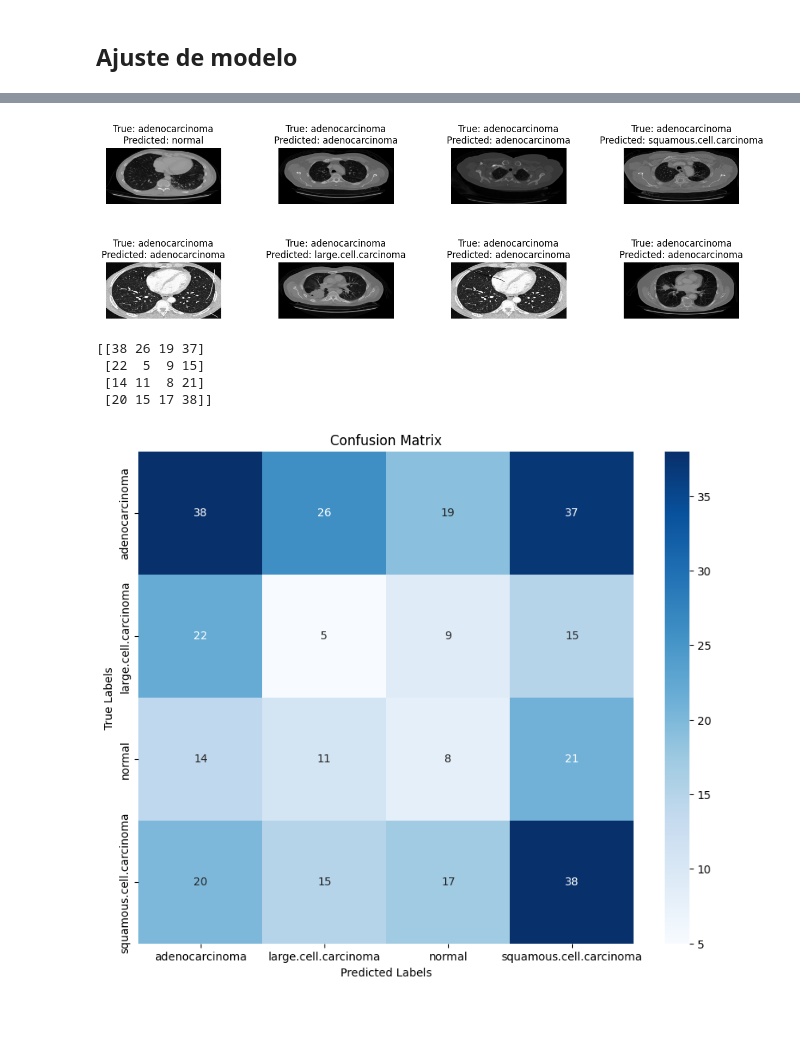
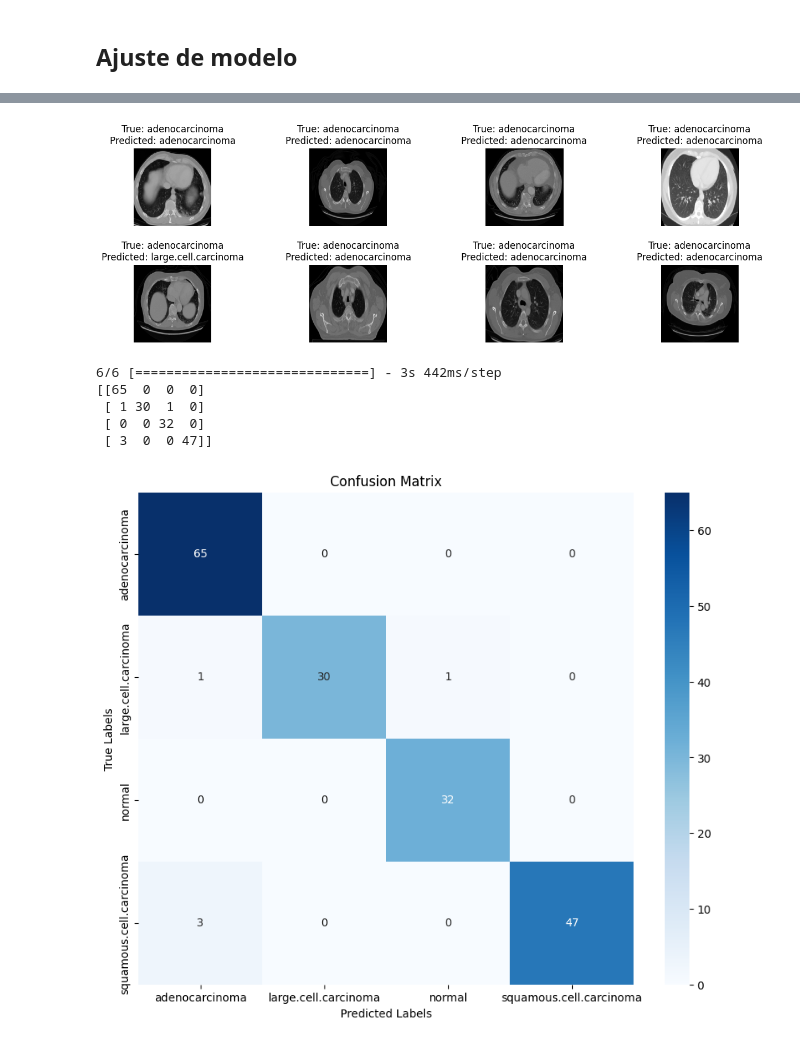
Before and after one commit to m3llad0/TC3007C, a Jupyter notebook: model.ipynb, the cells around one changed output, grey strips where cells are left out. Cells and saved outputs as stored; diff of their text form; code cells hidden in the pictures; blank space fills up the shorter version.

```diff
--- a/model.ipynb
+++ b/model.ipynb
@@ -307,22 +408,22 @@ Text(0.5, 1.0, 'Training and Validation Accuracy over Epochs')
 # %%
-sample_images, _ = next(test_generator)
+# sample_images, _ = next(test_generator)
 
-# Generar predicciones en el conjunto de datos de prueba
-predictions = model_ajusted.predict(test_generator)
+# # Generar predicciones en el conjunto de datos de prueba
+# predictions = model_ajusted.predict(test_generator)
 
-# Obtener las etiquetas reales y predichas
-true_labels = test_generator.classes
-predicted_labels = np.argmax(predictions, axis=1)
+# # Obtener las etiquetas reales y predichas
+# true_labels = test_generator.classes
+# predicted_labels = np.argmax(predictions, axis=1)
 
-class_labels = list(test_generator.class_indices.keys())
+# class_labels = list(test_generator.class_indices.keys())
 
-# Mostrar las imágenes con etiquetas reales y predichas
-plt.figure(figsize=(15, 10))
-for i in range(8):  # Muestra las primeras 16 imágenes
-    plt.subplot(4, 4, i + 1)
-    plt.imshow(sample_images[i]/255)
-    plt.title(f"True: {class_labels[true_labels[i]]}\nPredicted: {class_labels[predicted_labels[i]]}")
-    plt.axis('off')
+# # Mostrar las imágenes con etiquetas reales y predichas
+# plt.figure(figsize=(15, 10))
+# for i in range(8):  # Muestra las primeras 16 imágenes
+#     plt.subplot(4, 4, i + 1)
+#     plt.imshow(sample_images[i]/255)
+#     plt.title(f"True: {class_labels[true_labels[i]]}\nPredicted: {class_labels[predicted_labels[i]]}")
+#     plt.axis('off')
 
-    plt.subplots_adjust(wspace=0.5, hspace=0.5)  # Ajusta el espacio vertical y horizontal entre subgráficos
+#     plt.subplots_adjust(wspace=0.5, hspace=0.5)  # Ajusta el espacio vertical y horizontal entre subgráficos
 # %% [output]
@@ -330,7 +431,19 @@ for i in range(8):  # Muestra las primeras 16 imágenes
-[figure, old version]
+[figure, new version]
 # %%
 from sklearn.metrics import confusion_matrix
 import seaborn as sns
+
+true_labels = []
+num_batches = len(test_generator)
+
+for i in range(num_batches):
+    _, labels = test_generator[i]
+    true_labels.extend(np.argmax(labels, axis=1))
+
+true_labels = np.array(true_labels)
+
+predictions = model_ajusted.predict(test_generator)
+predicted_labels = np.argmax(predictions, axis=1)
 
 # Generar la matriz de confusión
 conf_matrix = confusion_matrix(true_labels, predicted_labels)
@@ -346,8 +459,9 @@ plt.ylabel('True Labels')
 plt.title('Confusion Matrix')
 plt.show()
 # %% [output]
-[[38 26 19 37]
- [22  5  9 15]
- [14 11  8 21]
- [20 15 17 38]]
+6/6 [==============================] - 3s 442ms/step
+[[65  0  0  0]
+ [ 1 30  1  0]
+ [ 0  0 32  0]
+ [ 3  0  0 47]]
-[figure, old version]
+[figure, new version]
```
Also changed, not shown: parts of 19 cells of this notebook.
